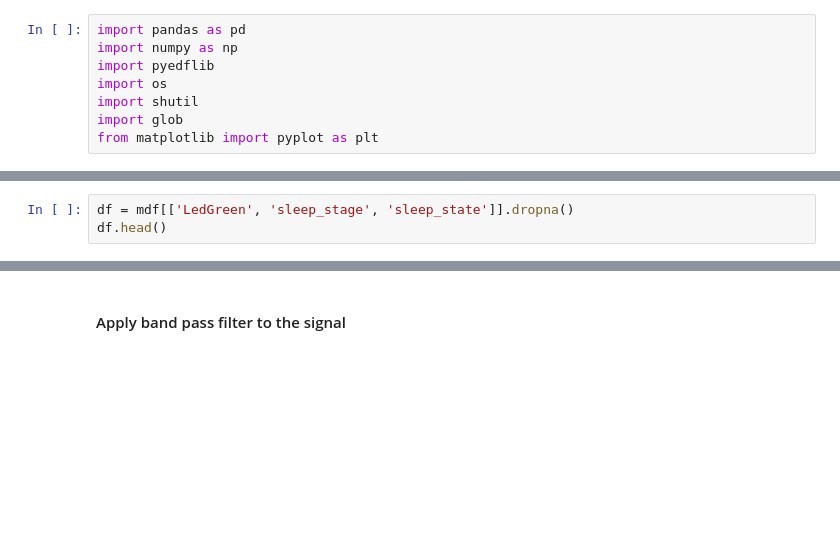
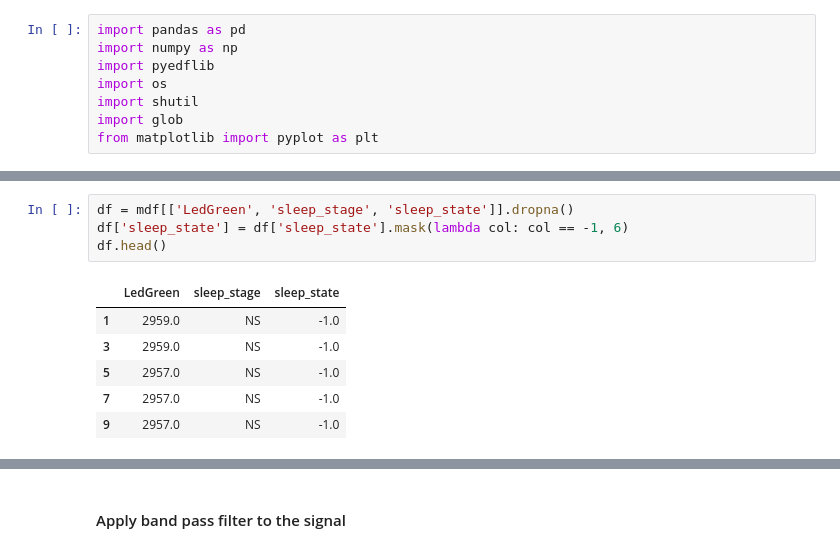
Before and after one commit to lucky-verma/Sleep-Awake-Classifiation-using-PPG, a Jupyter notebook: rough.ipynb, the cells around one changed output, grey strips where cells are left out. Saved outputs shown, nothing was run; the diff lists cells and outputs as text; blank space fills up the shorter version.

```diff
--- a/rough.ipynb
+++ b/rough.ipynb
@@ -14,5 +22,13 @@ mdf.head()
 # %%
 df = mdf[['LedGreen', 'sleep_stage', 'sleep_state']].dropna()
+df['sleep_state'] = df['sleep_state'].mask(lambda col: col == -1, 6)
 df.head()
+# %% [output]
+|  | LedGreen | sleep_stage | sleep_state |
+| 1 | 2959.0 | NS | -1.0 |
+| 3 | 2959.0 | NS | -1.0 |
+| 5 | 2957.0 | NS | -1.0 |
+| 7 | 2957.0 | NS | -1.0 |
+| 9 | 2957.0 | NS | -1.0 |
 # %%
 df['sleep_stage'].value_counts(), df['sleep_state'].value_counts()
```
Also changed, not shown: parts of 7 cells of this notebook, 12 other files.
